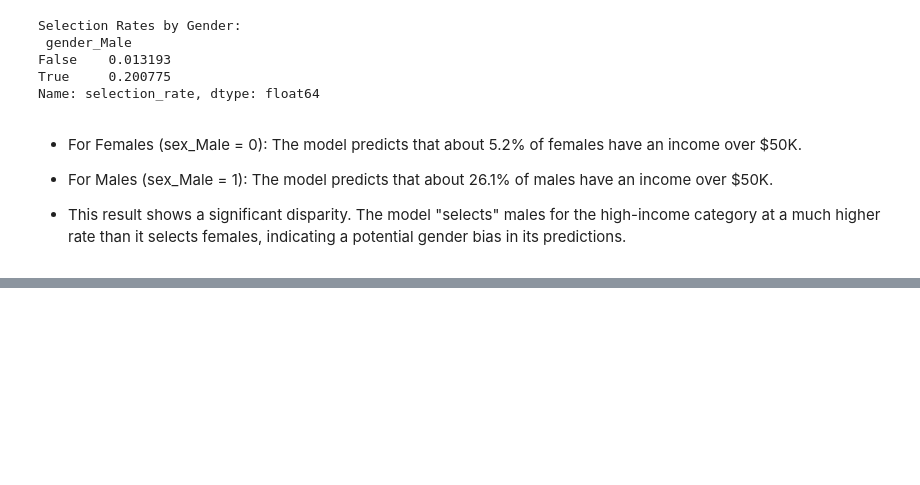
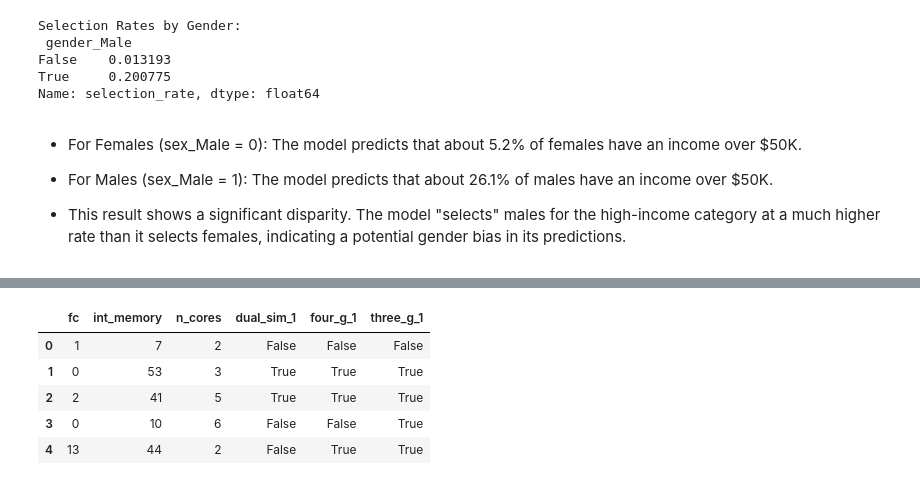
Before and after one commit to Sakib-Dalal/AIES_LAB, a Jupyter notebook: Experiment_01-Detecting_Algorithmic_Bias_in_a_Hiring_Dataset.ipynb, the cells around one changed output, grey strips where cells are left out. Drawn from its saved outputs; the diff is of its cells as text; code cells hidden in the pictures; blank space fills up the shorter version.

```diff
--- a/Experiment_01-Detecting_Algorithmic_Bias_in_a_Hiring_Dataset.ipynb
+++ b/Experiment_01-Detecting_Algorithmic_Bias_in_a_Hiring_Dataset.ipynb
@@ -173,0 +254,29 @@ Name: selection_rate, dtype: float64
+# %%
+dual_sim_col = []
+four_g_col = []
+three_g_col = []
+
+for v in df["dual_sim"]:
+    dual_sim_col.append(str(v))
+
+df["dual_sim"] = dual_sim_col
+
+for v in df["four_g"]:
+    four_g_col.append(str(v))
+
+df["four_g"] = four_g_col
+
+for v in df["three_g"]:
+    three_g_col.append(str(v))
+
+df["three_g"] = three_g_col
+# %%
+df = pd.get_dummies(df, drop_first=True)
+df.head()
+# %% [output]
+|  | fc | int_memory | n_cores | dual_sim_1 | four_g_1 | three_g_1 |
+| 0 | 1 | 7 | 2 | False | False | False |
+| 1 | 0 | 53 | 3 | True | True | True |
+| 2 | 2 | 41 | 5 | True | True | True |
+| 3 | 0 | 10 | 6 | False | False | True |
+| 4 | 13 | 44 | 2 | False | True | True |
```
Also changed, not shown: parts of 15 cells of this notebook.
